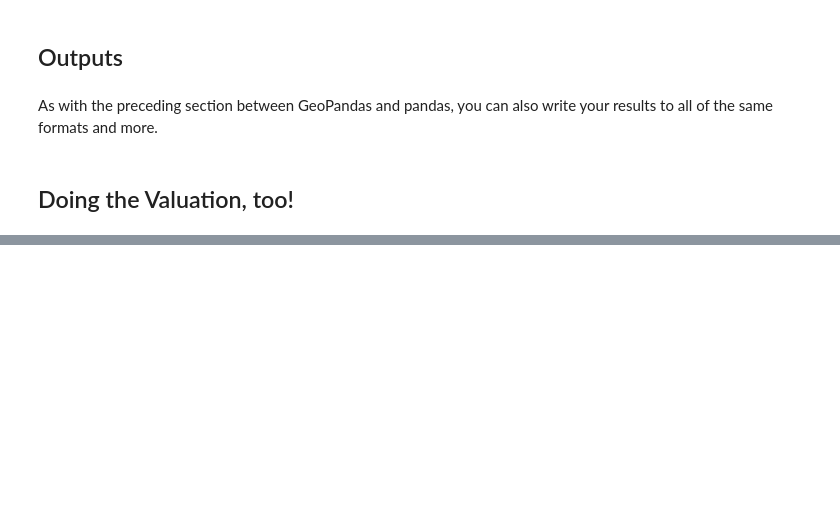
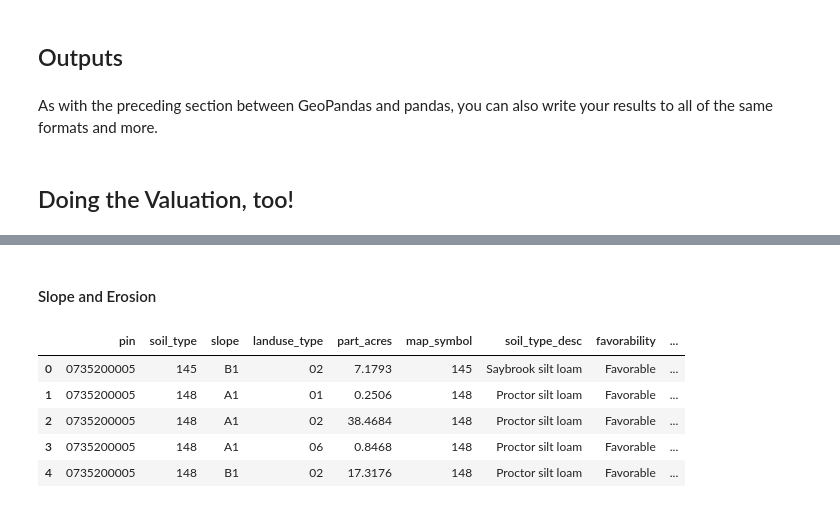
Before and after one commit to kcgis/farm-cards, a Jupyter notebook: farm-cards.ipynb, the cells around one changed output, grey strips where cells are left out. Saved outputs shown, nothing was run; the diff lists cells and outputs as text; code cells hidden in the pictures; blank space fills up the shorter version.

```diff
--- a/farm-cards.ipynb
+++ b/farm-cards.ipynb
@@ -531,0 +729,6 @@ They make up most of Publication 122, and are, unhelpfully, in PDF form. But
+# %%
+se_df = gp.read_file('resources/soil_slope_erosion_2021.csv').drop(columns='geometry')
+
+se_df[['coeff_fav', 'coeff_unf']] = se_df[['coeff_fav', 'coeff_unf']].astype('float')
+
+se_df.head()
@@ -531,0 +761,13 @@ They make up most of Publication 122, and are, unhelpfully, in PDF form. But
+# %% [markdown]
+#### Slope and Erosion
+# %%
+df = df.merge(se_df, how='left', left_on='slope', right_on='erosion_code')
+
+df.head()
+# %% [output]
+|  | pin | soil_type | slope | landuse_type | part_acres | map_symbol | soil_type_desc | favorability | ... |
+| 0 | 0735200005 | 145 | B1 | 02 | 7.1793 | 145 | Saybrook silt loam | Favorable | ... |
+| 1 | 0735200005 | 148 | A1 | 01 | 0.2506 | 148 | Proctor silt loam | Favorable | ... |
+| 2 | 0735200005 | 148 | A1 | 02 | 38.4684 | 148 | Proctor silt loam | Favorable | ... |
+| 3 | 0735200005 | 148 | A1 | 06 | 0.8468 | 148 | Proctor silt loam | Favorable | ... |
+| 4 | 0735200005 | 148 | B1 | 02 | 17.3176 | 148 | Proctor silt loam | Favorable | ... |
```
Also changed, not shown: parts of 73 cells of this notebook.
